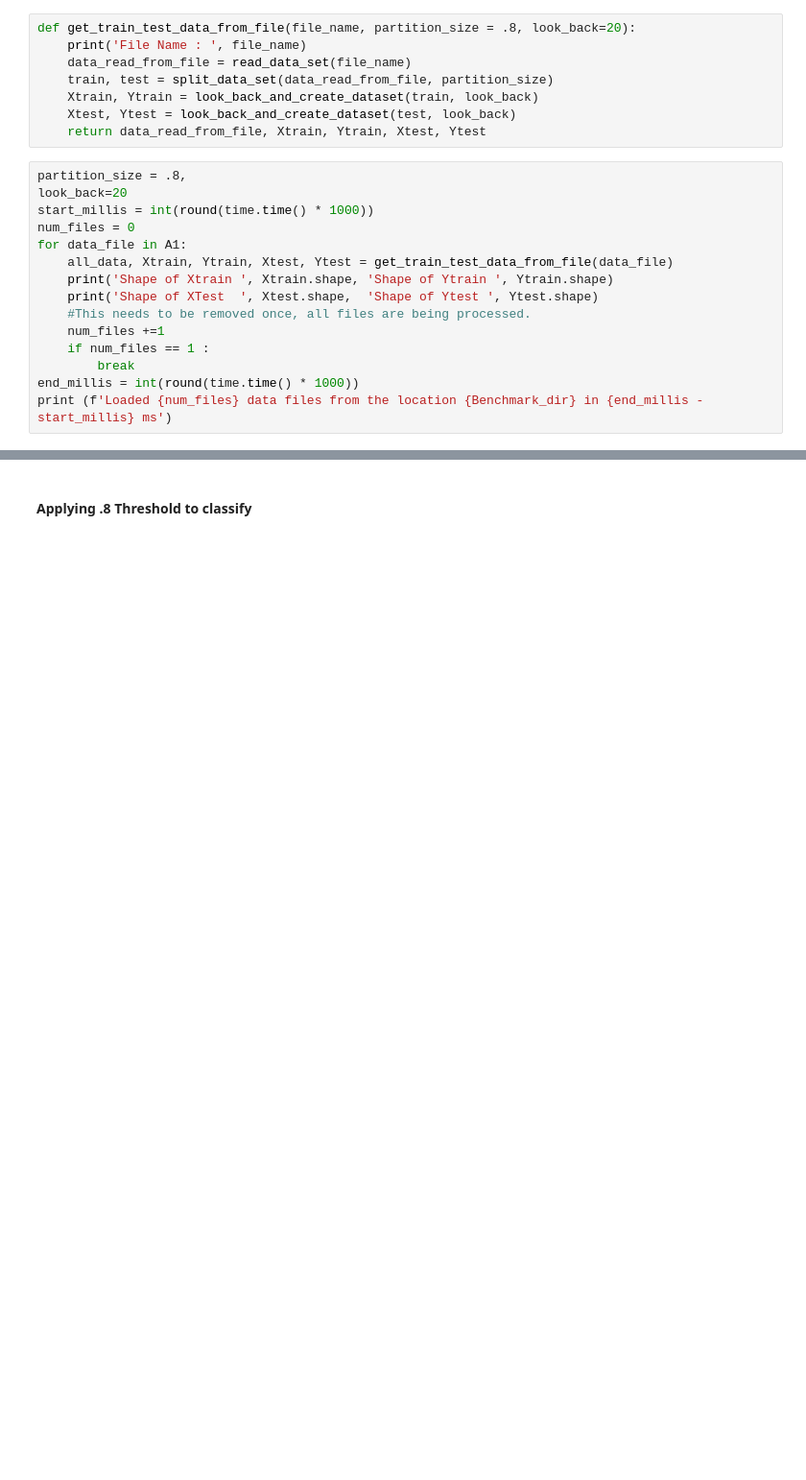
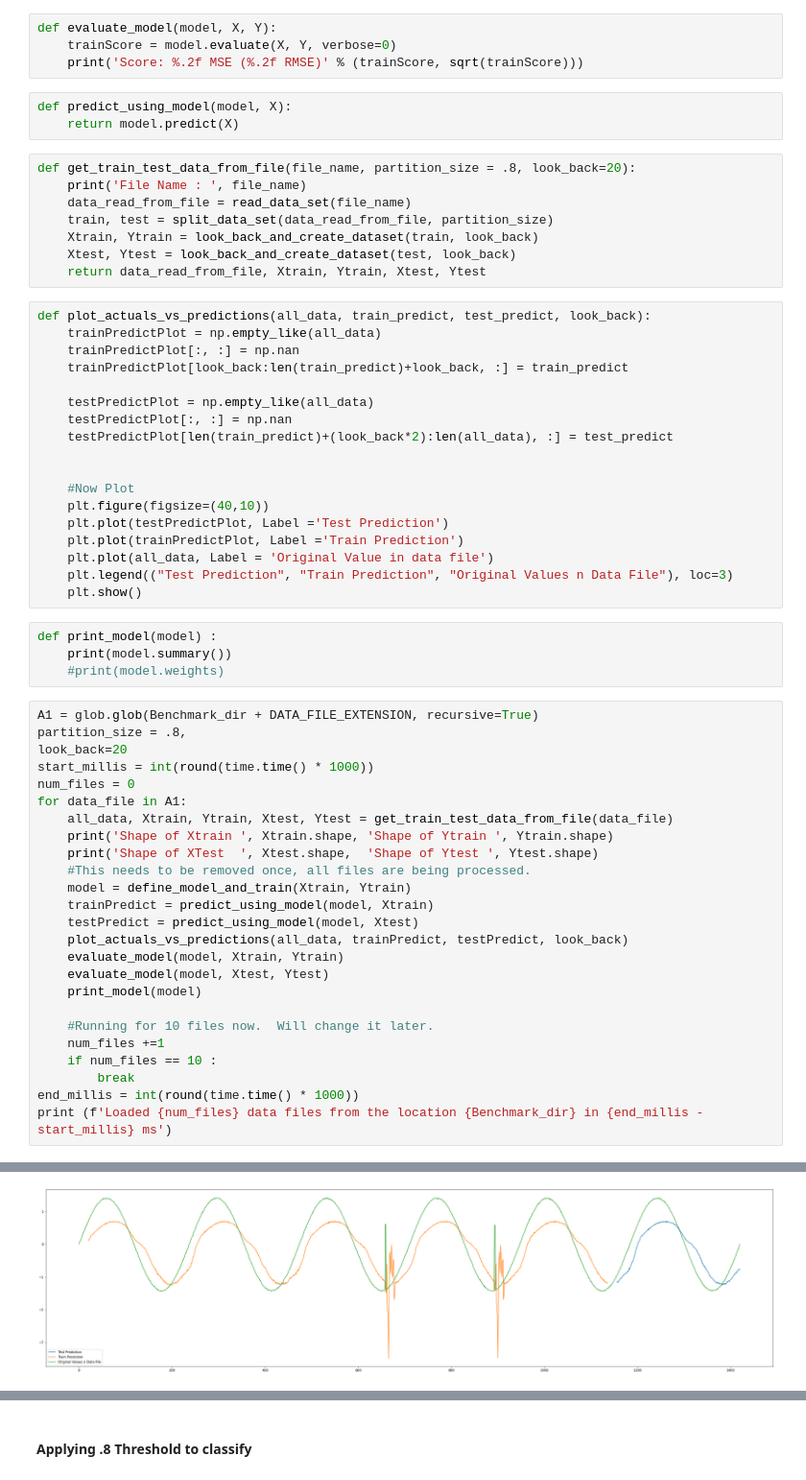
Before and after one commit to sanjusam/cs533, a Jupyter notebook: 008.Regression-lookback.ipynb, the cells around one changed output, grey strips where cells are left out. Shown at 96% size. Saved outputs shown, nothing was run; the diff lists cells and outputs as text; blank space fills up the shorter version.

Commit message:
Modified graph and added methords.

```diff
--- a/008.Regression-lookback.ipynb
+++ b/008.Regression-lookback.ipynb
@@ -67,3 +76,10 @@ A1 = glob.glob(Benchmark_dir + DATA_FILE_EXTENSION, recursive=True)
+# %%
+def evaluate_model(model, X, Y):
+    trainScore = model.evaluate(X, Y, verbose=0)
+    print('Score: %.2f MSE (%.2f RMSE)' % (trainScore, sqrt(trainScore)))
+# %%
+def predict_using_model(model, X):
+    return model.predict(X)
 # %%
 def get_train_test_data_from_file(file_name, partition_size = .8, look_back=20):
     print('File Name : ', file_name)
@@ -72,7 +88,30 @@ def get_train_test_data_from_file(file_name, partition_size = .8, look_back=20):
     Xtrain, Ytrain = look_back_and_create_dataset(train, look_back)
     Xtest, Ytest = look_back_and_create_dataset(test, look_back)
     return data_read_from_file, Xtrain, Ytrain, Xtest, Ytest
+# %%
+def plot_actuals_vs_predictions(all_data, train_predict, test_predict, look_back):
+    trainPredictPlot = np.empty_like(all_data)
+    trainPredictPlot[:, :] = np.nan
+    trainPredictPlot[look_back:len(train_predict)+look_back, :] = train_predict
+
+    testPredictPlot = np.empty_like(all_data)
+    testPredictPlot[:, :] = np.nan
+    testPredictPlot[len(train_predict)+(look_back*2):len(all_data), :] = test_predict
+
+
+    #Now Plot
+    plt.figure(figsize=(40,10))
+    plt.plot(testPredictPlot, Label ='Test Prediction')
+    plt.plot(trainPredictPlot, Label ='Train Prediction')
+    plt.plot(all_data, Label = 'Original Value in data file')
+    plt.legend(("Test Prediction", "Train Prediction", "Original Values n Data File"), loc=3)
+    plt.show()
+# %%
+def print_model(model) :
+    print(model.summary())
+    #print(model.weights)
 # %%
+A1 = glob.glob(Benchmark_dir + DATA_FILE_EXTENSION, recursive=True)
 partition_size = .8,
 look_back=20
 start_millis = int(round(time.time() * 1000))
@@ -82,8 +121,17 @@ for data_file in A1:
     print('Shape of Xtrain ', Xtrain.shape, 'Shape of Ytrain ', Ytrain.shape)
     print('Shape of XTest  ', Xtest.shape,  'Shape of Ytest ', Ytest.shape)
     #This needs to be removed once, all files are being processed.
+    model = define_model_and_train(Xtrain, Ytrain)
+    trainPredict = predict_using_model(model, Xtrain)
+    testPredict = predict_using_model(model, Xtest)
+    plot_actuals_vs_predictions(all_data, trainPredict, testPredict, look_back)
+    evaluate_model(model, Xtrain, Ytrain)
+    evaluate_model(model, Xtest, Ytest)
+    print_model(model)
+
+    #Running for 10 files now.  Will change it later.
     num_files +=1
-    if num_files == 1 :
+    if num_files == 10 :
         break
 end_millis = int(round(time.time() * 1000))
 print (f'Loaded {num_files} data files from the location {Benchmark_dir} in {end_millis - start_millis} ms')
@@ -94,0 +143 @@ Loaded 1 data files from the location /root/WS/CS-533/TERM-PROJECT/Stochastic-Me
+[figure, added]
```
Also changed, not shown: parts of 11 cells of this notebook.
